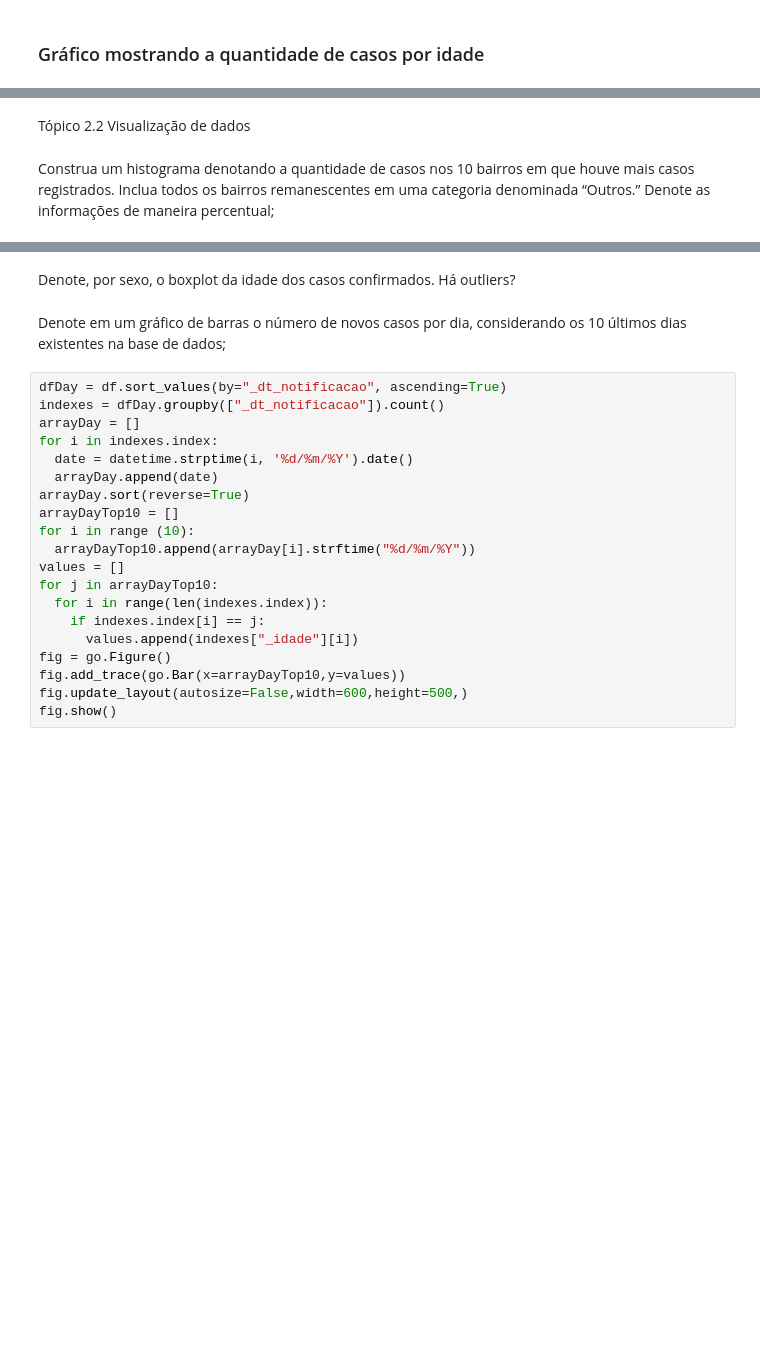
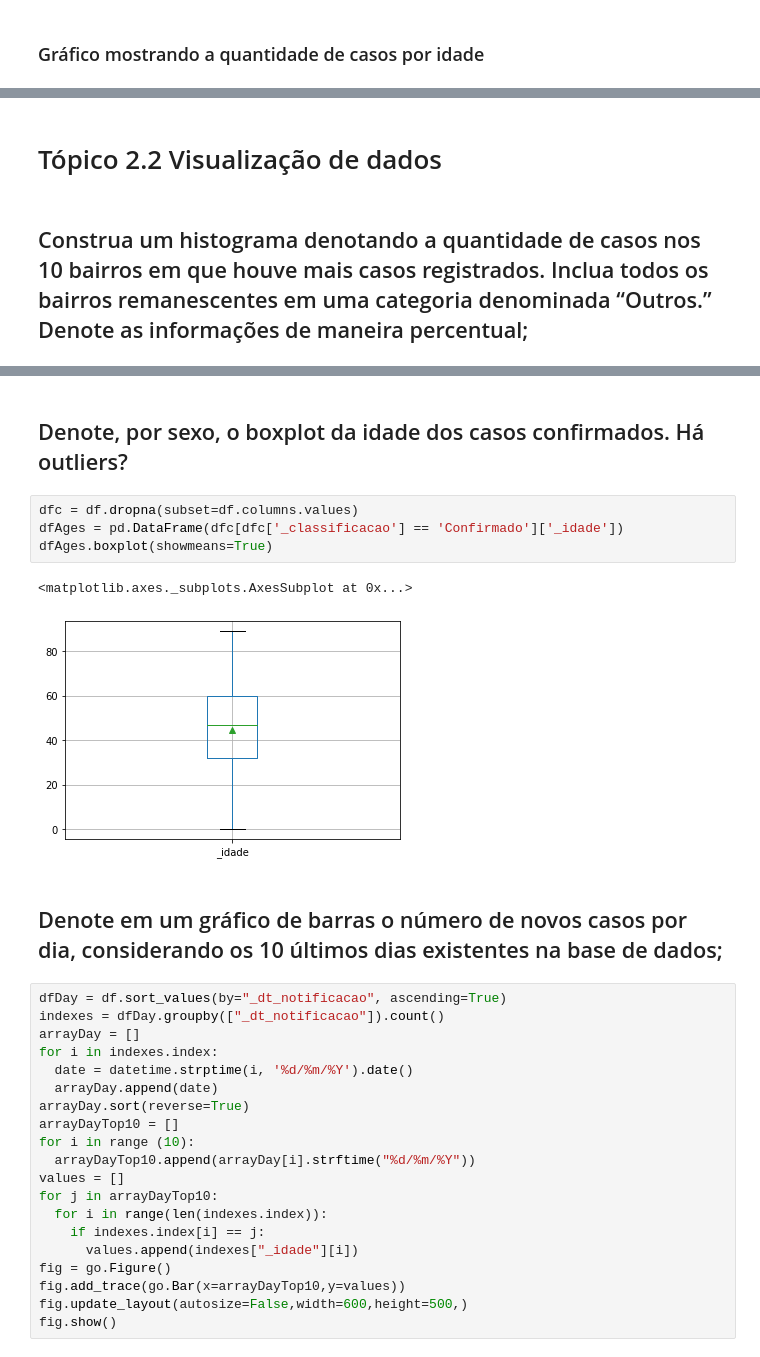
Before and after one commit to levidasilvalima/RNA-PP1, a Jupyter notebook: RedesNeuraisArtificiais_Projeto1.ipynb, the cells around one changed output, grey strips where cells are left out. Saved outputs shown, nothing was run; the diff lists cells and outputs as text; blank space fills up the shorter version.

```diff
--- a/RedesNeuraisArtificiais_Projeto1.ipynb
+++ b/RedesNeuraisArtificiais_Projeto1.ipynb
@@ -247,8 +249,7 @@ plt.plot(ages, values, '.')
 # %% [markdown]
-Tópico 2.2 Visualização de dados
+# Tópico 2.2 Visualização de dados
 # %% [markdown]
-Construa um histograma denotando a quantidade de casos nos 10 bairros em que houve mais
-casos registrados. Inclua todos os bairros remanescentes em uma categoria denominada “Outros.” Denote as informações de maneira percentual;
+## Construa um histograma denotando a quantidade de casos nos 10 bairros em que houve mais casos registrados. Inclua todos os bairros remanescentes em uma categoria denominada “Outros.” Denote as informações de maneira percentual;
 # %%
 dfBairro = df.groupby(["_bairro"]).count()
 dfBairroTop10 = dfBairro.sort_values(by="_idade", ascending=False).head(10)
@@ -271,10 +272,16 @@ fig.show()
 # %% [output]
 [interactive output not drawn]
 # %% [markdown]
-Denote, por sexo, o boxplot da idade dos casos confirmados. Há outliers?
+## Denote, por sexo, o boxplot da idade dos casos confirmados. Há outliers?
+# %%
+dfc = df.dropna(subset=df.columns.values)
+dfAges = pd.DataFrame(dfc[dfc['_classificacao'] == 'Confirmado']['_idade'])
+dfAges.boxplot(showmeans=True)
+# %% [output]
+<matplotlib.axes._subplots.AxesSubplot at 0x...>
+[figure, added]
 # %% [markdown]
-Denote em um gráfico de barras o número de novos casos por dia, considerando os 10 últimos
-dias existentes na base de dados;
+## Denote em um gráfico de barras o número de novos casos por dia, considerando os 10 últimos dias existentes na base de dados;
 # %%
 dfDay = df.sort_values(by="_dt_notificacao", ascending=True)
 indexes = dfDay.groupby(["_dt_notificacao"]).count()
```
Also changed, not shown: parts of 16 cells of this notebook.
